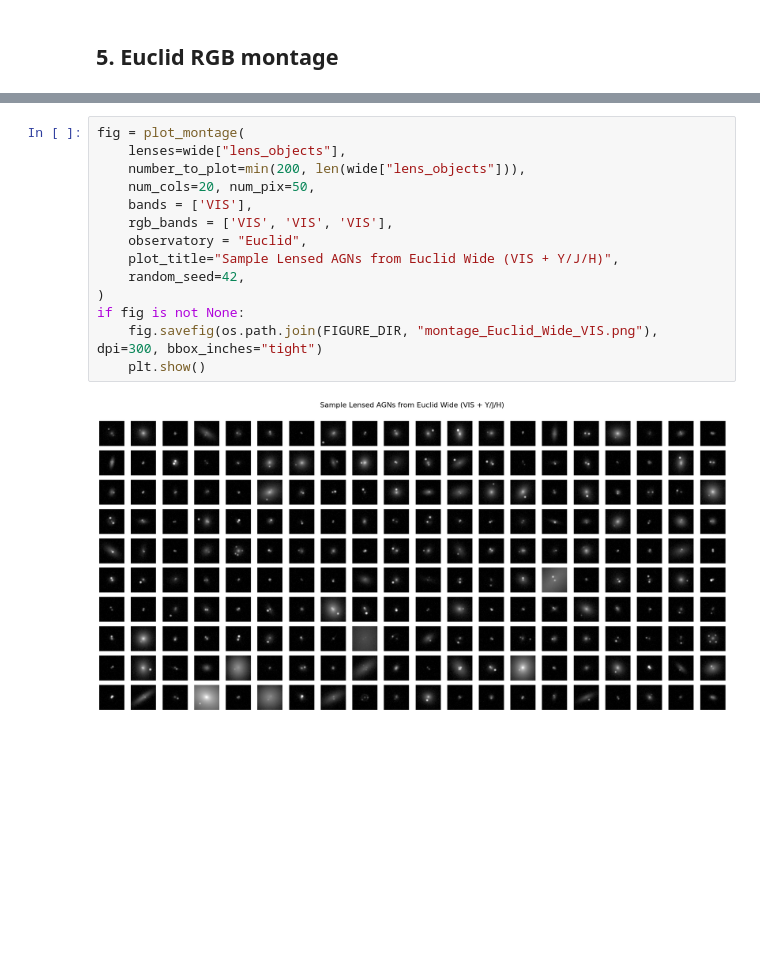
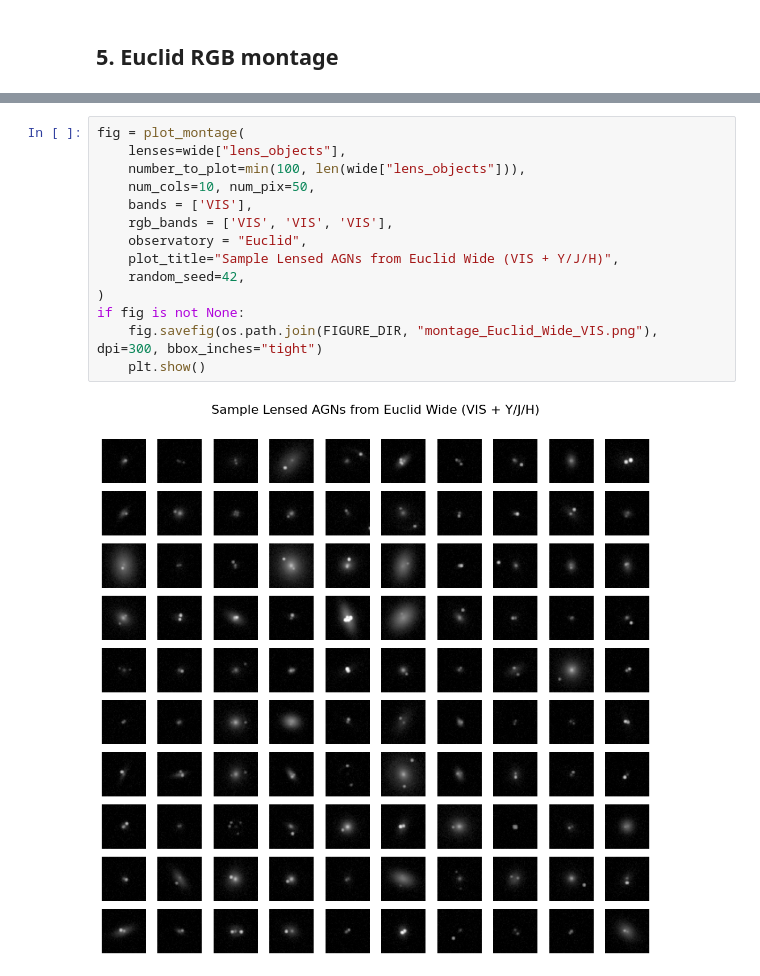
Before and after one commit to timedilatesme/lensed-agn-forecast, a Jupyter notebook: Euclid_lagn_forecast.ipynb, the cells around one changed output, grey strips where cells are left out. Cells and saved outputs as stored; diff of their text form; blank space fills up the shorter version.

```diff
--- a/Euclid_lagn_forecast.ipynb
+++ b/Euclid_lagn_forecast.ipynb
@@ -254,16 +271,16 @@ if fig is not None:
 # %%
 fig = plot_montage(
     lenses=wide["lens_objects"],
-    number_to_plot=min(200, len(wide["lens_objects"])),
-    num_cols=20, num_pix=50,
+    number_to_plot=min(100, len(wide["lens_objects"])),
+    num_cols=10, num_pix=50,
     bands = ['VIS'],
     rgb_bands = ['VIS', 'VIS', 'VIS'],
     observatory = "Euclid",
     plot_title="Sample Lensed AGNs from Euclid Wide (VIS + Y/J/H)",
     random_seed=42,
 )
 if fig is not None:
     fig.savefig(os.path.join(FIGURE_DIR, "montage_Euclid_Wide_VIS.png"), dpi=300, bbox_inches="tight")
     plt.show()
 # %% [output]
-[figure, old version]
+[figure, new version]
```
Also changed, not shown: parts of 8 cells of this notebook, 12 other files.
